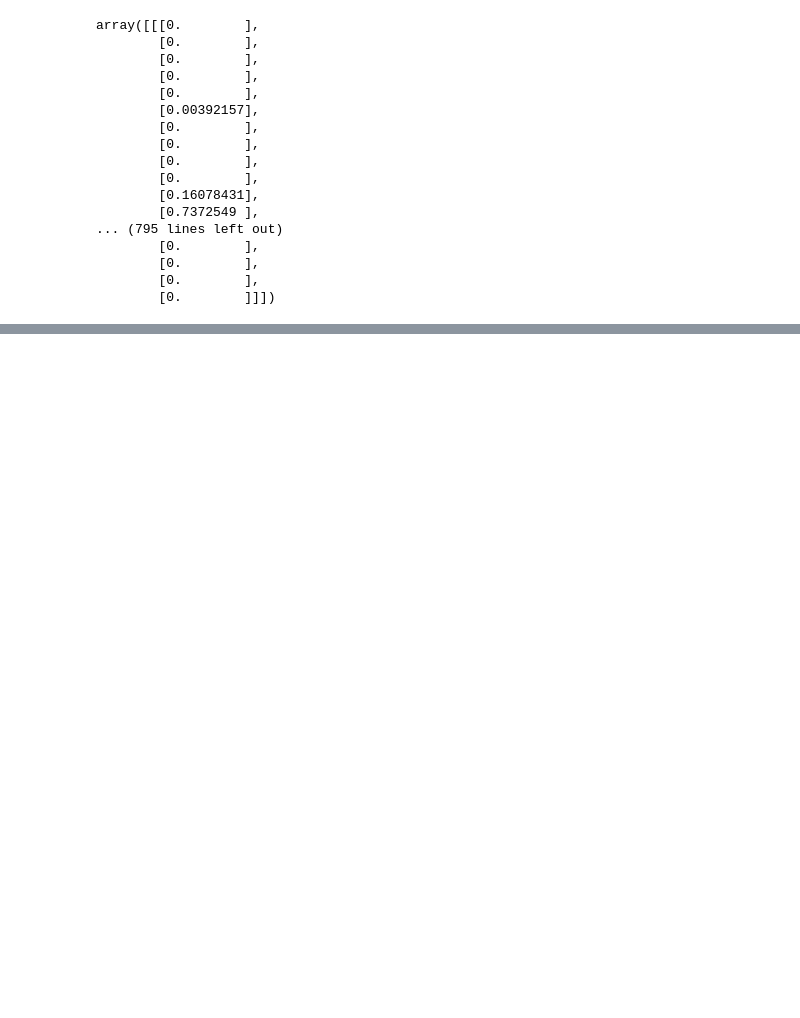
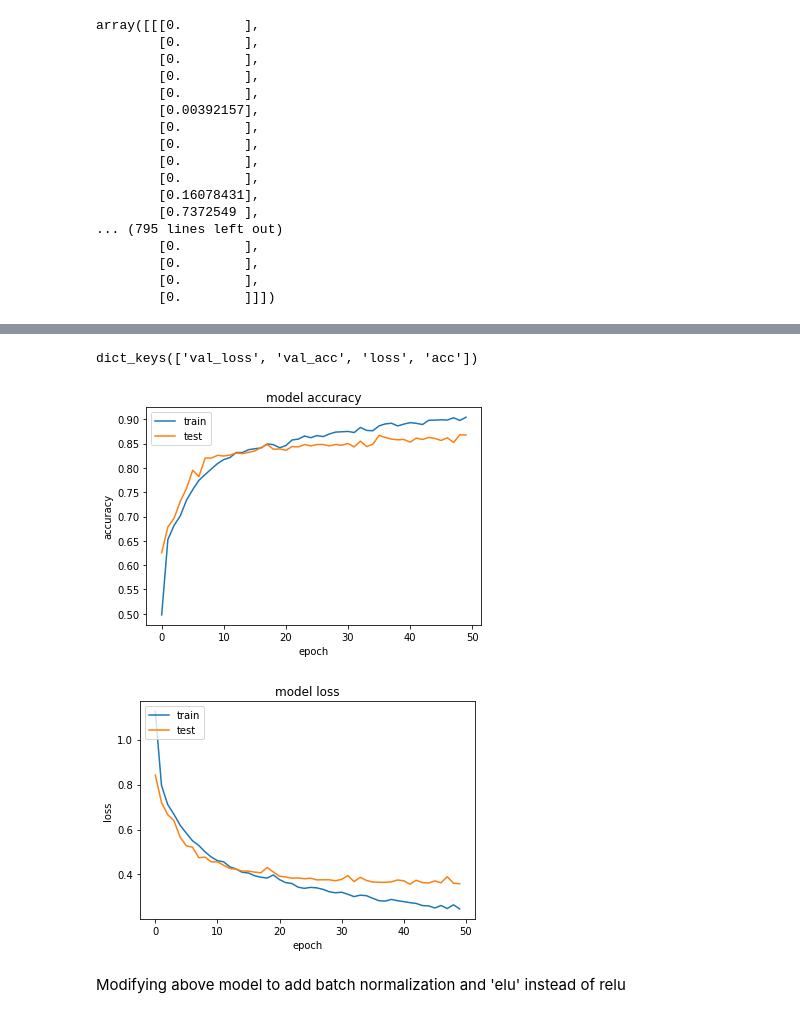
Before and after one commit to ajitJJadhav/root, a Jupyter notebook: CV_problem/CV_problem.ipynb, the cells around one changed output, grey strips where cells are left out. Saved outputs shown, nothing was run; the diff lists cells and outputs as text; code cells hidden in the pictures; blank space fills up the shorter version.

```diff
--- a/CV_problem/CV_problem.ipynb
+++ b/CV_problem/CV_problem.ipynb
@@ -205,16 +231,25 @@ model.add(Conv2D(32, kernel_size=(3, 3),
                  input_shape=input_shape))
 model.add(MaxPooling2D((2, 2)))
 model.add(Dropout(0.25))
-model.add(Conv2D(64, (3, 3), activation='relu'))
+model.add(Conv2D(64, (3, 3), activation='relu',
+                 kernel_initializer='he_normal'))
 model.add(MaxPooling2D(pool_size=(2, 2)))
 model.add(Dropout(0.25))
-model.add(Conv2D(128, (3, 3), activation='relu'))
+model.add(Conv2D(128, (3, 3), activation='relu',
+                 kernel_initializer='he_normal'))
 model.add(Dropout(0.4))
 model.add(Flatten())
-model.add(Dense(128, activation='relu'))
+model.add(Dense(128, activation='relu',
+                 kernel_initializer='he_normal'))
 model.add(Dropout(0.3))
 model.add(Dense(num_classes, activation='softmax'))
 
 model.compile(loss=keras.losses.categorical_crossentropy,
-              optimizer=keras.optimizers.Adam(),
+              optimizer=keras.optimizers.Adam(decay=1e-6),
               metrics=['accuracy'])
+# %%
+history = model.fit(X_train, y_train,
+          batch_size=batch_size,
+          epochs=epochs,
+          verbose=1,
+          validation_data=(X_val, y_val))
@@ -220,0 +274,8 @@ model.compile(loss=keras.losses.categorical_crossentropy,
+# %%
+plot_losses(history)
+# %% [output]
+dict_keys(['val_loss', 'val_acc', 'loss', 'acc'])
+[figure, added]
+[figure, added]
+# %% [markdown]
+Modifying above model to add batch normalization and 'elu' instead of relu
```
Also changed, not shown: parts of 43 cells of this notebook, 3 other files.
